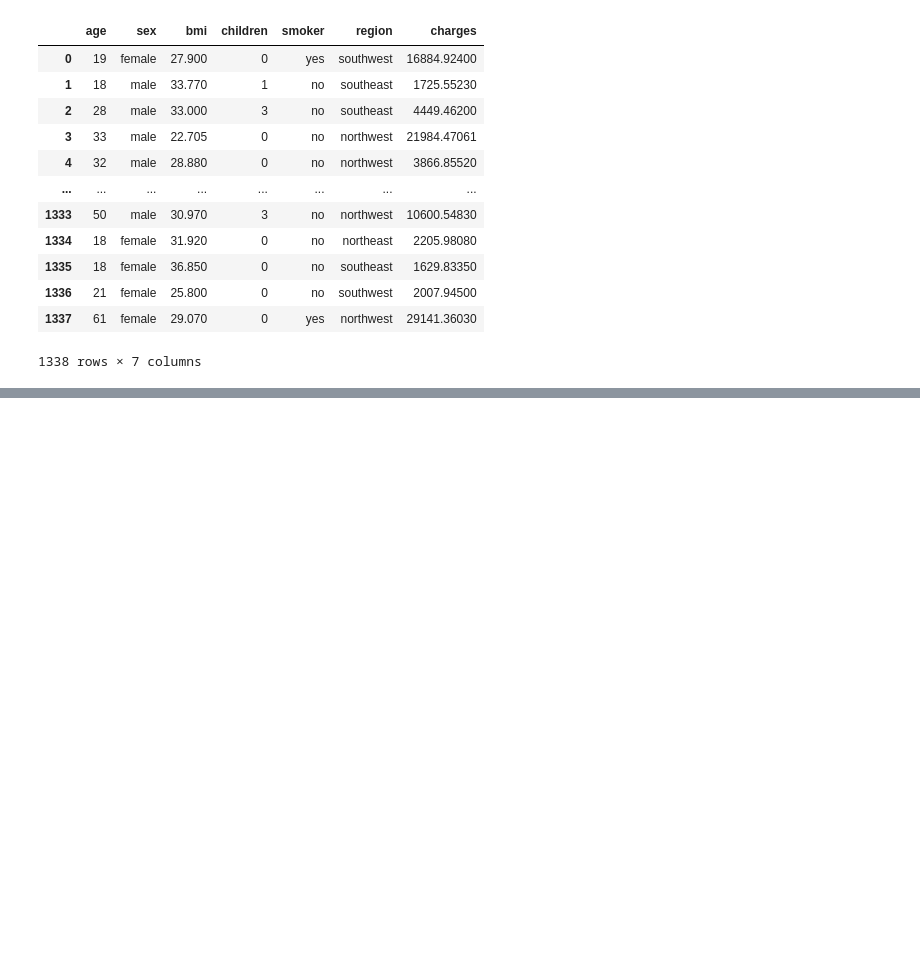
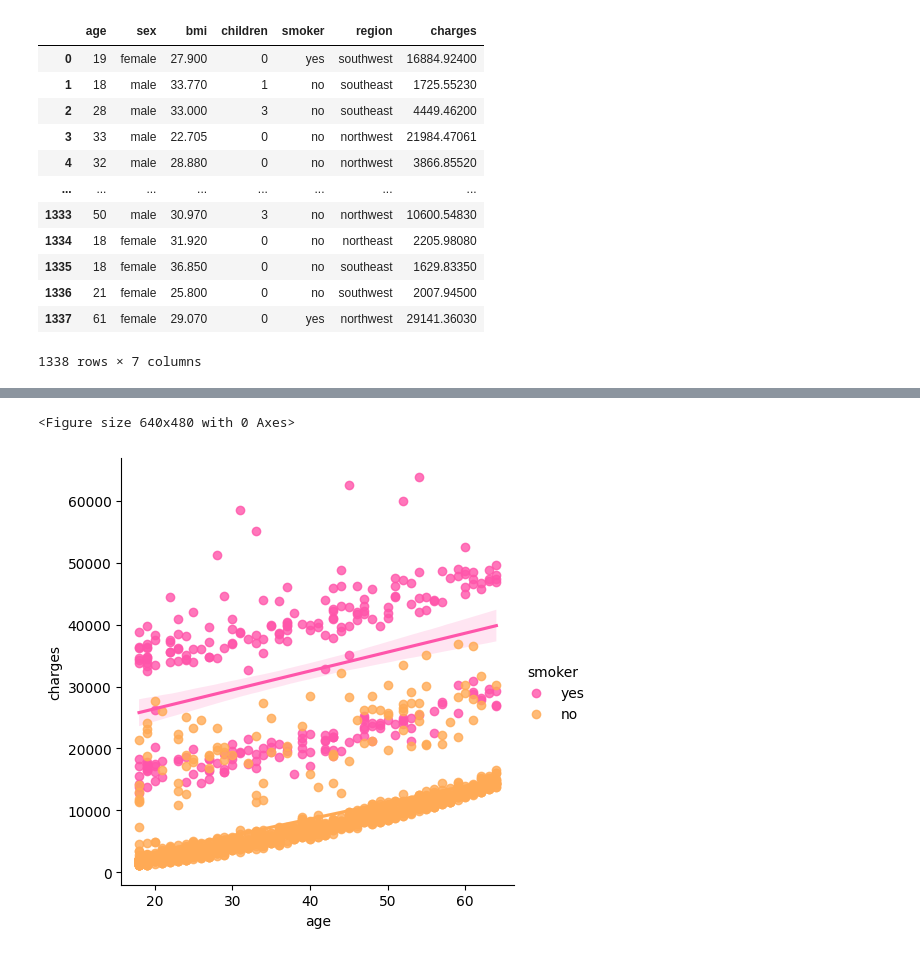
Before and after one commit to johann-wg/Kaggle, a Jupyter notebook: kaggle_medical_cost.ipynb, the cells around one changed output, grey strips where cells are left out. Drawn from its saved outputs; the diff is of its cells as text; code cells hidden in the pictures; blank space fills up the shorter version.

```diff
--- a/kaggle_medical_cost.ipynb
+++ b/kaggle_medical_cost.ipynb
@@ -36,0 +61,7 @@ plt.show()
+# %%
+plt.figure()
+sns.lmplot(x='age', y='charges', hue='smoker', data=data, palette='spring')
+plt.show()
+# %% [output]
+<Figure size 640x480 with 0 Axes>
+[figure, added]
```
Also changed, not shown: parts of 5 cells of this notebook.
